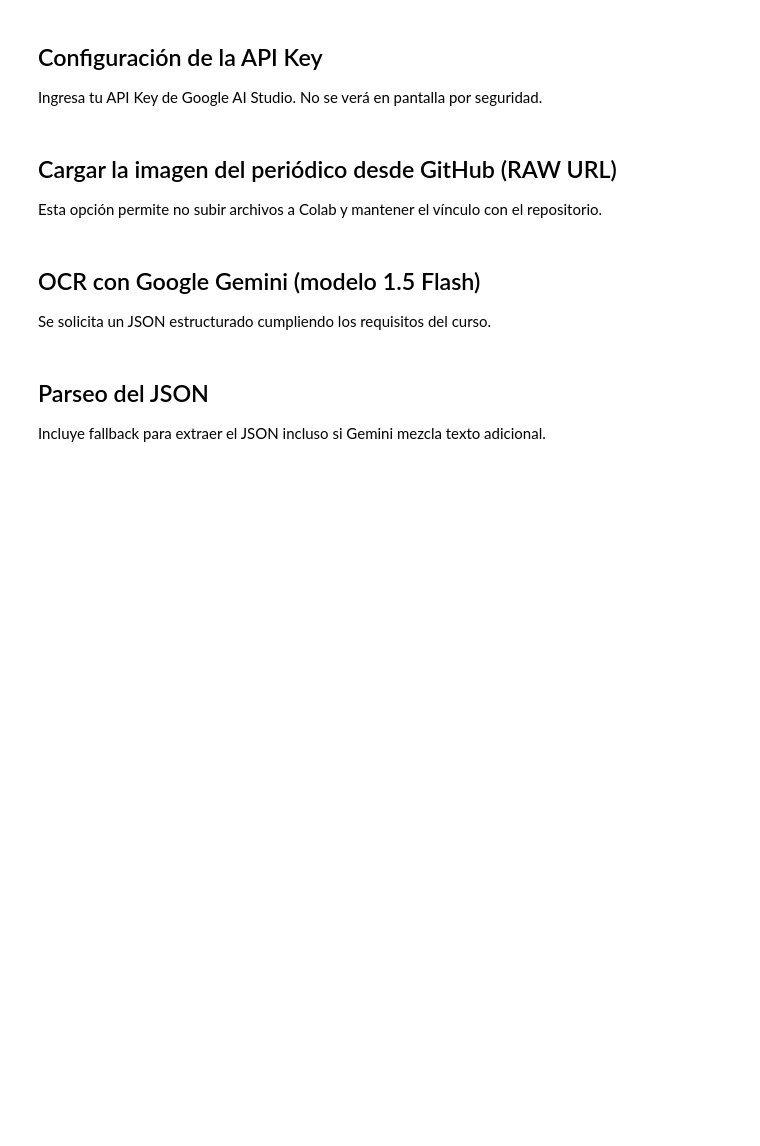
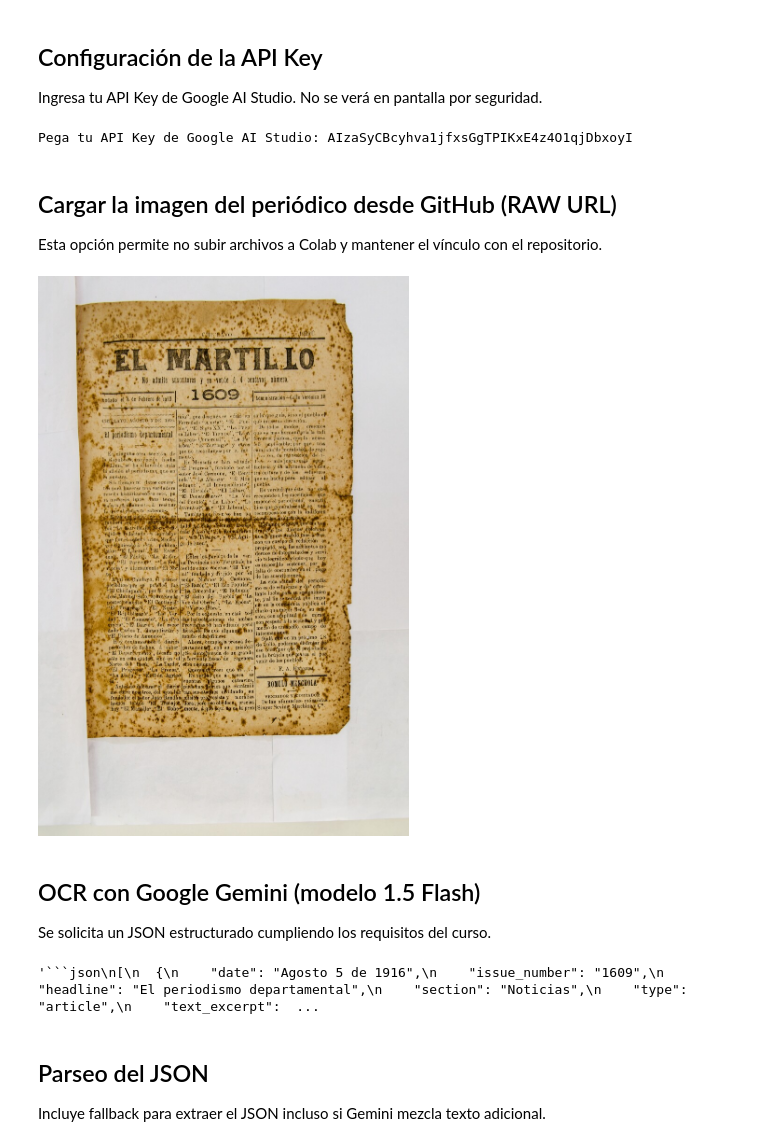
Before and after one commit to ValLovaton/el-martillo-ocr-Pizarro_Sebastian_Lovaton_Valeria, a Jupyter notebook: notebooks/el_martillo_ocr.ipynb, the cells around one changed output. Drawn from its saved outputs; the diff is of its cells as text; code cells hidden in the pictures; blank space fills up the shorter version.

````diff
--- a/notebooks/el_martillo_ocr.ipynb
+++ b/notebooks/el_martillo_ocr.ipynb
@@ -29,35 +45,33 @@ import io
 ## Configuración de la API Key
 Ingresa tu API Key de Google AI Studio. No se verá en pantalla por seguridad.
 # %%
-api_key = getpass.getpass("Pega tu API Key de Google AI Studio: ")
-genai.configure(api_key=api_key)
+client = Client(api_key=input("Pega tu API Key de Google AI Studio: "))
+# %% [output]
+Pega tu API Key de Google AI Studio: AIzaSyCBcyhva1jfxsGgTPIKxE4z4O1qjDbxoyI
 # %% [markdown]
 ## Cargar la imagen del periódico desde GitHub (RAW URL)
 Esta opción permite no subir archivos a Colab y mantener el vínculo con el repositorio.
 # %%
 url = "https://raw.githubusercontent.com/ValLovaton/el-martillo-ocr-Pizarro_Sebastian_Lovaton_Valeria/main/data/el_martillo/page_01.png.jpg"
 
 response = requests.get(url)
+image_bytes = response.content
 
-if response.status_code != 200:
-    raise ValueError("No se pudo descargar la imagen desde GitHub. Verifica la URL RAW.")
-
-img = Image.open(io.BytesIO(response.content))
+img = Image.open(io.BytesIO(image_bytes))
 img
+# %% [output]
+[figure, added]
 # %% [markdown]
 ## OCR con Google Gemini (modelo 1.5 Flash)
 Se solicita un JSON estructurado cumpliendo los requisitos del curso.
 # %%
-model = genai.GenerativeModel("gemini-1.5-flash")
+prompt = """
+Eres un asistente de OCR para periódicos históricos.
+Tienes la imagen escaneada de una página de *El Martillo*.
 
-prompt = """
-Eres un asistente especializado en OCR y análisis de periódicos históricos.
-Se te proporcionará la imagen de una página del periódico peruano *El Martillo* (1916).
+Devuelve ÚNICAMENTE una lista en formato JSON.
+Cada elemento del JSON debe tener estas claves:
 
-Tu tarea es extraer TODO el contenido legible: titulares, artículos, anuncios, secciones
-y fragmentos de texto.
-
-Devuelve únicamente una lista en formato JSON. Cada elemento debe contener:
 - date
 - issue_number
 - headline
@@ -65,18 +79,22 @@ Devuelve únicamente una lista en formato JSON. Cada elemento debe contener:
 - type  (article / advertisement / other)
 - text_excerpt
 
-No incluyas explicaciones fuera del JSON. El JSON debe ser válido y parseable.
+No escribas nada fuera del JSON. El JSON debe ser válido y parseable.
 """
 
-image_bytes = response.content
+# Aquí usamos el cliente ya creado (client) y la imagen ya cargada (img)
+result = client.models.generate_content(
+    model="gemini-2.0-flash",     # <- cambia también el nombre del modelo
+    contents=[
+        prompt,
+        img                       # la imagen PIL que cargaste en la celda 4
+    ],
+)
 
-response_gemini = model.generate_content([
-    prompt,
-    {"mime_type": "image/png", "data": image_bytes}
-])
-
-raw_output = response_gemini.text
+raw_output = result.text
 raw_output
+# %% [output]
+'```json\n[\n  {\n    "date": "Agosto 5 de 1916",\n    "issue_number": "1609",\n    "headline": "El periodismo departamental",\n    "section": "Noticias",\n    "type": "article",\n    "text_excerpt":  ...
 # %% [markdown]
 ## Parseo del JSON
 Incluye fallback para extraer el JSON incluso si Gemini mezcla texto adicional.
````
Also changed, not shown: parts of 5 cells of this notebook.
